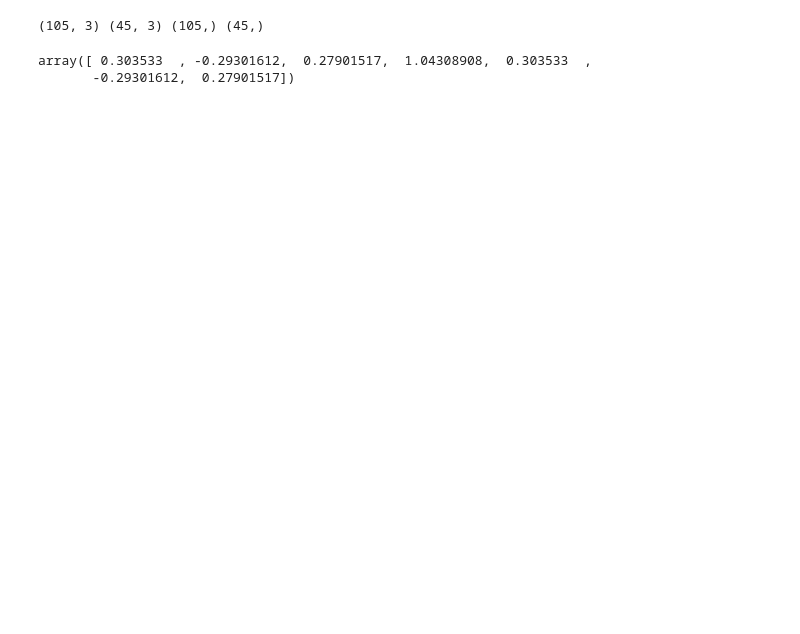
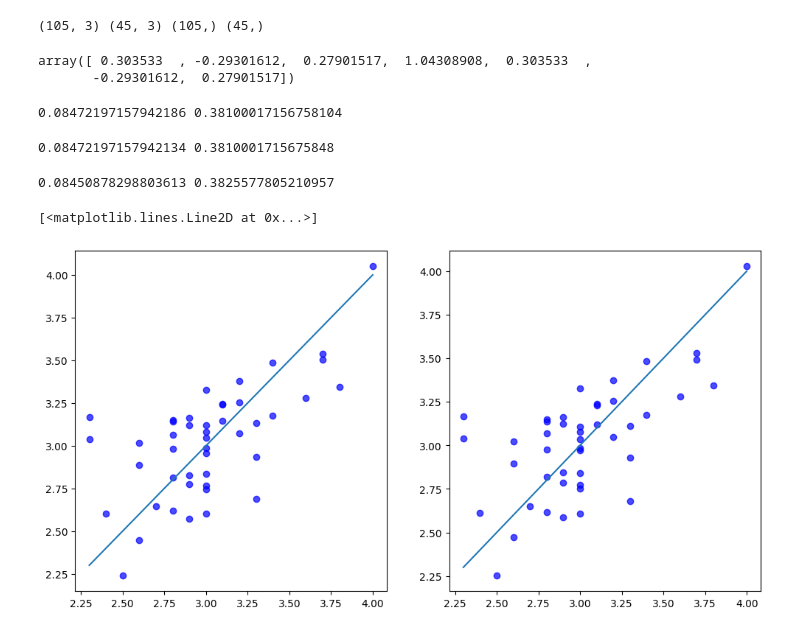
Before and after one commit to Young6575/Python_DataScience_Practice, a Jupyter notebook: 250730(한)/linear.ipynb, the cells around one changed output. Cells and saved outputs as stored; diff of their text form; code cells hidden in the pictures; blank space fills up the shorter version.

```diff
--- a/250730(한)/linear.ipynb
+++ b/250730(한)/linear.ipynb
@@ -259,3 +273,39 @@ def predit_linear_regression_lsq(X, coef_, intercept_):
     return X @ coef_ + intercept_
 # %%
 coef_, intercept_ = fit_linear_regression_lsq(X_train,y_train)
+y_pred_custom = predit_linear_regression_lsq(X_test, coef_, intercept_)
+# %%
+mse_custom = mean_squared_error(y_test, y_pred_custom)
+r2_custom = r2_score(y_test, y_pred_custom)
+print(mse_custom, r2_custom)
+# %% [output]
+0.08472197157942186 0.38100017156758104
+# %%
+lr = LinearRegression()
+lr.fit(X_train, y_train)
+y_pred_lr = lr.predict(X_test)
+mse_custom = mean_squared_error(y_test, y_pred_lr)
+r2_custom = r2_score(y_test, y_pred_lr)
+print(mse_custom, r2_custom)
+# %% [output]
+0.08472197157942134 0.3810001715675848
+# %%
+from sklearn.linear_model import BayesianRidge
+br = BayesianRidge()
+br.fit(X_train, y_train)
+y_pred_br = br.predict(X_test)
+mse_br = mean_squared_error(y_test, y_pred_br)
+r2_br = r2_score(y_test, y_pred_br)
+print(mse_br, r2_br)
+# %% [output]
+0.08450878298803613 0.3825577805210957
+# %%
+fig, axes = plt.subplots(1,2, figsize=(12,6))
+
+axes[0].scatter(y_test, y_pred_custom, alpha=0.7, color="blue")
+axes[0].plot([y_test.min(), y_test.max()], [y_test.min(), y_test.max()])
+axes[1].scatter(y_test, y_pred_br, alpha=0.7, color="blue")
+axes[1].plot([y_test.min(), y_test.max()], [y_test.min(), y_test.max()])
+# %% [output]
+[<matplotlib.lines.Line2D at 0x...>]
+[figure, added]
```
Also changed, not shown: parts of 3 cells of this notebook.
